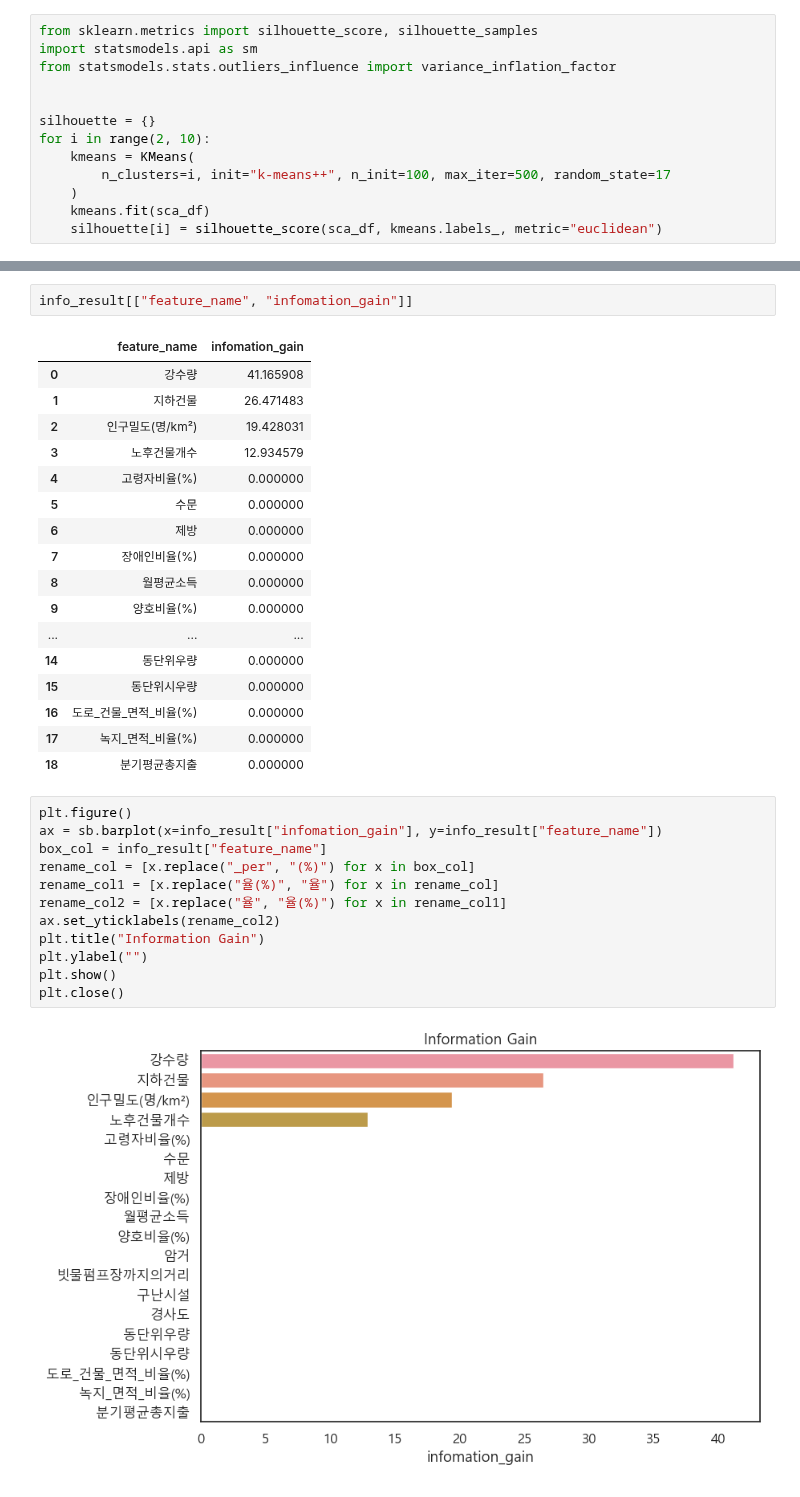
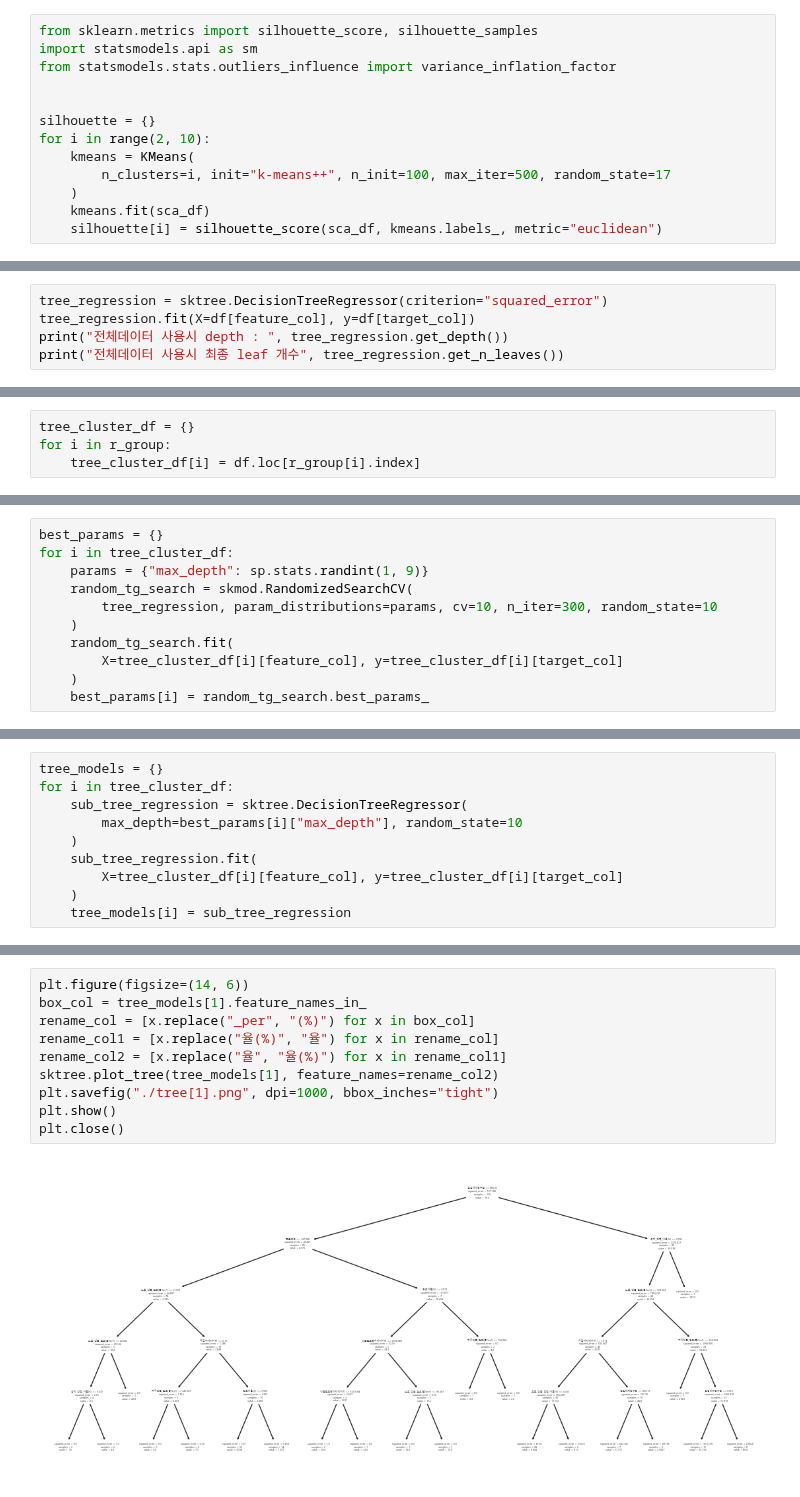
Before and after one commit to yooninsu/SeoulCity_BigData_Campus, a Jupyter notebook: cluster_analysis.ipynb, the cells around one changed output, grey strips where cells are left out. Saved outputs shown, nothing was run; the diff lists cells and outputs as text.

```diff
--- a/cluster_analysis.ipynb
+++ b/cluster_analysis.ipynb
@@ -674,0 +991,5 @@ for i in range(11, 11 + 40):
+# %%
+tree_regression = sktree.DecisionTreeRegressor(criterion="squared_error")
+tree_regression.fit(X=df[feature_col], y=df[target_col])
+print("전체데이터 사용시 depth : ", tree_regression.get_depth())
+print("전체데이터 사용시 최종 leaf 개수", tree_regression.get_n_leaves())
@@ -674,0 +1015,4 @@ for i in range(11, 11 + 40):
+# %%
+tree_cluster_df = {}
+for i in r_group:
+    tree_cluster_df[i] = df.loc[r_group[i].index]
@@ -674,0 +1026,11 @@ for i in range(11, 11 + 40):
+# %%
+best_params = {}
+for i in tree_cluster_df:
+    params = {"max_depth": sp.stats.randint(1, 9)}
+    random_tg_search = skmod.RandomizedSearchCV(
+        tree_regression, param_distributions=params, cv=10, n_iter=300, random_state=10
+    )
+    random_tg_search.fit(
+        X=tree_cluster_df[i][feature_col], y=tree_cluster_df[i][target_col]
+    )
+    best_params[i] = random_tg_search.best_params_
@@ -751,0 +1059,10 @@ info_result.to_csv("./information_gain.csv")
+# %%
+tree_models = {}
+for i in tree_cluster_df:
+    sub_tree_regression = sktree.DecisionTreeRegressor(
+        max_depth=best_params[i]["max_depth"], random_state=10
+    )
+    sub_tree_regression.fit(
+        X=tree_cluster_df[i][feature_col], y=tree_cluster_df[i][target_col]
+    )
+    tree_models[i] = sub_tree_regression
@@ -760,35 +1113,13 @@ info_result.reset_index(inplace=True)
-# %%
-info_result[["feature_name", "infomation_gain"]]
-# %% [output]
-|  | feature_name | infomation_gain |
-| 0 | 강수량 | 41.165908 |
-| 1 | 지하건물 | 26.471483 |
-| 2 | 인구밀도(명/km²) | 19.428031 |
-| 3 | 노후건물개수 | 12.934579 |
-| 4 | 고령자비율(%) | 0.000000 |
-| 5 | 수문 | 0.000000 |
-| 6 | 제방 | 0.000000 |
-| 7 | 장애인비율(%) | 0.000000 |
-| 8 | 월평균소득 | 0.000000 |
-| 9 | 양호비율(%) | 0.000000 |
-| ... | ... | ... |
-| 14 | 동단위우량 | 0.000000 |
-| 15 | 동단위시우량 | 0.000000 |
-| 16 | 도로_건물_면적_비율(%) | 0.000000 |
-| 17 | 녹지_면적_비율(%) | 0.000000 |
-| 18 | 분기평균총지출 | 0.000000 |
 # %%
-plt.figure()
-ax = sb.barplot(x=info_result["infomation_gain"], y=info_result["feature_name"])
-box_col = info_result["feature_name"]
+plt.figure(figsize=(14, 6))
+box_col = tree_models[1].feature_names_in_
 rename_col = [x.replace("_per", "(%)") for x in box_col]
 rename_col1 = [x.replace("율(%)", "율") for x in rename_col]
 rename_col2 = [x.replace("율", "율(%)") for x in rename_col1]
-ax.set_yticklabels(rename_col2)
-plt.title("Information Gain")
-plt.ylabel("")
+sktree.plot_tree(tree_models[1], feature_names=rename_col2)
+plt.savefig("./tree[1].png", dpi=1000, bbox_inches="tight")
 plt.show()
 plt.close()
 # %% [output]
-[figure, old version]
+[figure, new version]
 # %%
```
Also changed, not shown: parts of 100 cells of this notebook, 4 other files.
